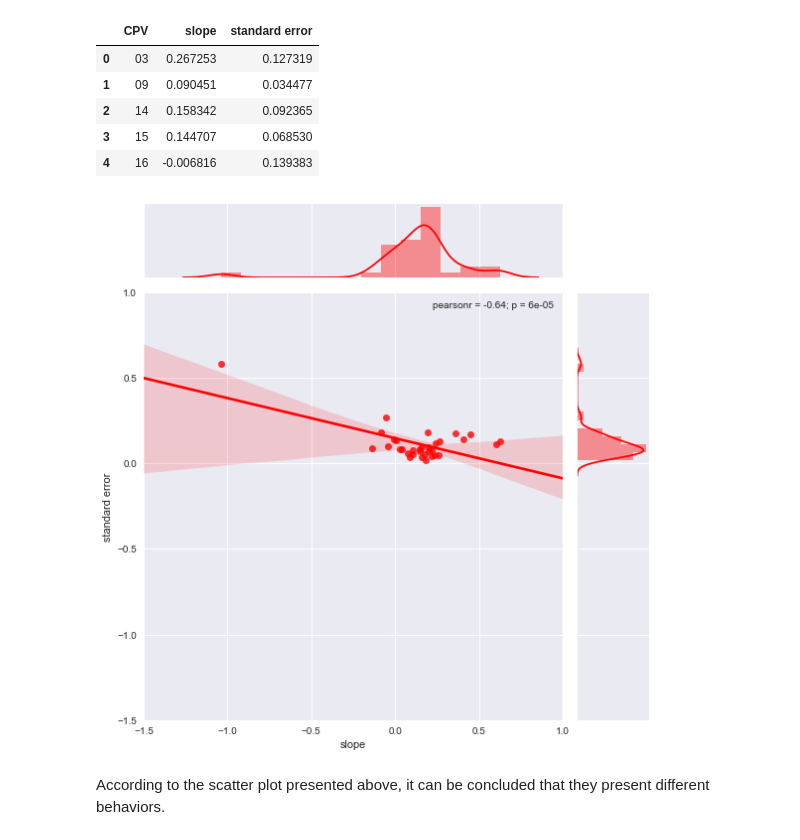
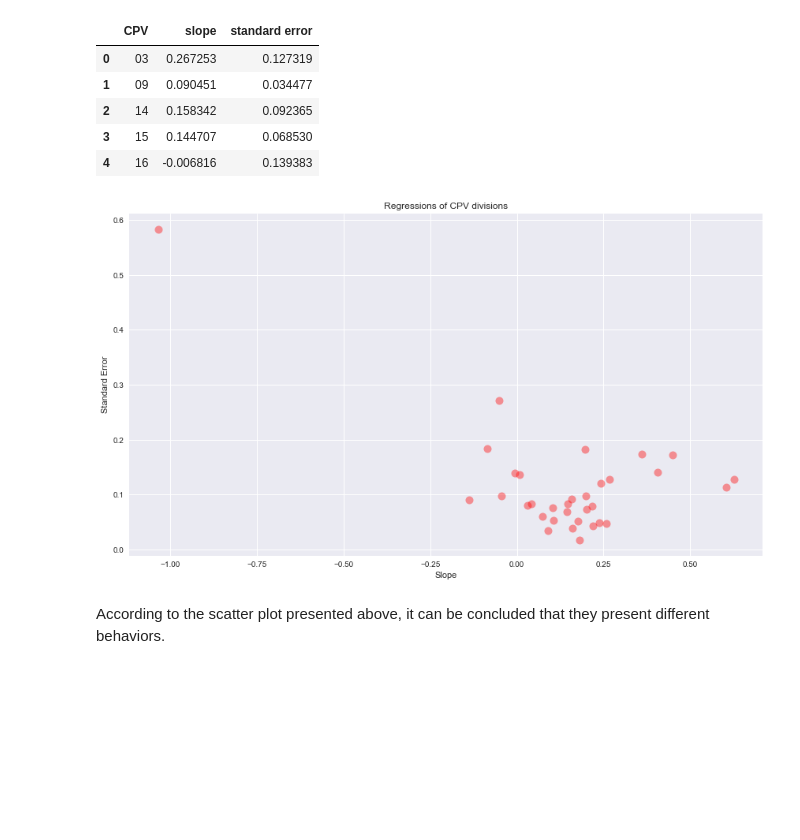
Before and after one commit to RodolfoLSS/Portuguese_Procurements, a Jupyter notebook: H7.20180088.ipynb, the cells around one changed output. Drawn from its saved outputs; the diff is of its cells as text; code cells hidden in the pictures; blank space fills up the shorter version.

```diff
--- a/H7.20180088.ipynb
+++ b/H7.20180088.ipynb
@@ -698,13 +698,28 @@ regressions.head()
 | 2 | 14 | 0.158342 | 0.092365 |
 | 3 | 15 | 0.144707 | 0.068530 |
 | 4 | 16 | -0.006816 | 0.139383 |
-# %%
-sns.set(style="darkgrid")
-
-g = sns.jointplot("slope","standard error", data=regressions, kind="reg",size=8,
-                  xlim=(-1.5, 1), ylim=(-1.5, 1), color="red")
-# %% [output]
-[figure, removed]
+# %%
+sns.set(style="darkgrid")
+
+#sns.set_style("ticks", {"xtick.major.size": 8, "ytick.major.size": 8})
+
+# Set up the matplotlib figure
+f, (ax3) = plt.subplots(1, figsize=(12, 7), sharex=True)
+
+
+# Plot scatter plot with seaborn
+bplot=sns.regplot(x="slope", y="standard error",
+                  data=regressions,
+                  fit_reg=False,
+                  scatter_kws={"color":"red","alpha":0.4,"s":100})
+
+bplot.set_xlabel('Slope')
+bplot.set_ylabel('Standard Error')
+bplot.set_title("Regressions of CPV divisions")
+
+plt.tight_layout(h_pad=2)
+# %% [output]
+[figure, added]
 # %% [markdown]
 According to the scatter plot presented above, it can be concluded that they present different behaviors.
 # %% [markdown]
```
